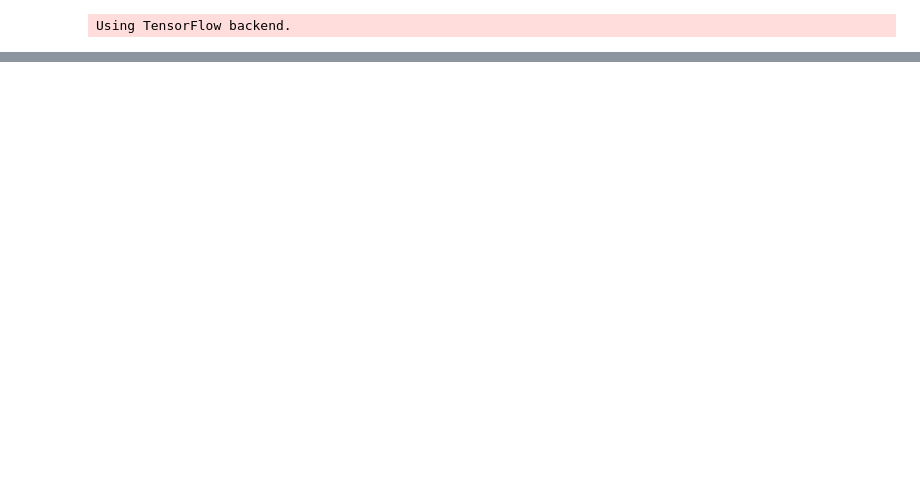
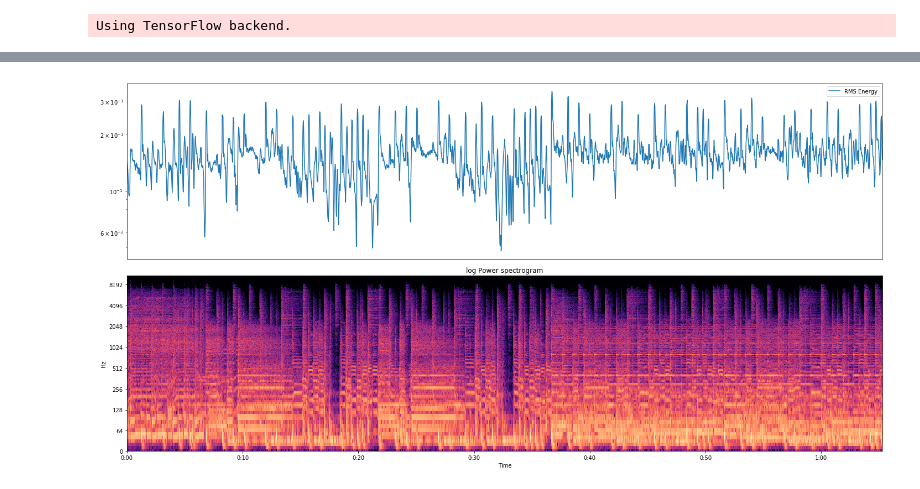
Before and after one commit to Dolado/fma, a Jupyter notebook: song_category_prediction.ipynb, the cells around one changed output, grey strips where cells are left out. Cells and saved outputs as stored; diff of their text form; code cells hidden in the pictures; blank space fills up the shorter version.

```diff
--- a/song_category_prediction.ipynb
+++ b/song_category_prediction.ipynb
@@ -82,0 +107,16 @@ features
+# %%
+rmse =  librosa.feature.rmse(y=example)
+
+
+plt.figure(figsize=(20,10))
+plt.subplot(2, 1, 1)
+plt.semilogy(rmse.T, label='RMS Energy')
+plt.xticks([])
+plt.xlim([0, rmse.shape[-1]])
+plt.legend(loc='best')
+plt.subplot(2, 1, 2)
+librosa.display.specshow(librosa.amplitude_to_db(example_S, ref=np.max),  y_axis='log', x_axis='time')
+plt.title('log Power spectrogram')
+plt.tight_layout()
+# %% [output]
+[figure, added]
```
Also changed, not shown: parts of 15 cells of this notebook.
